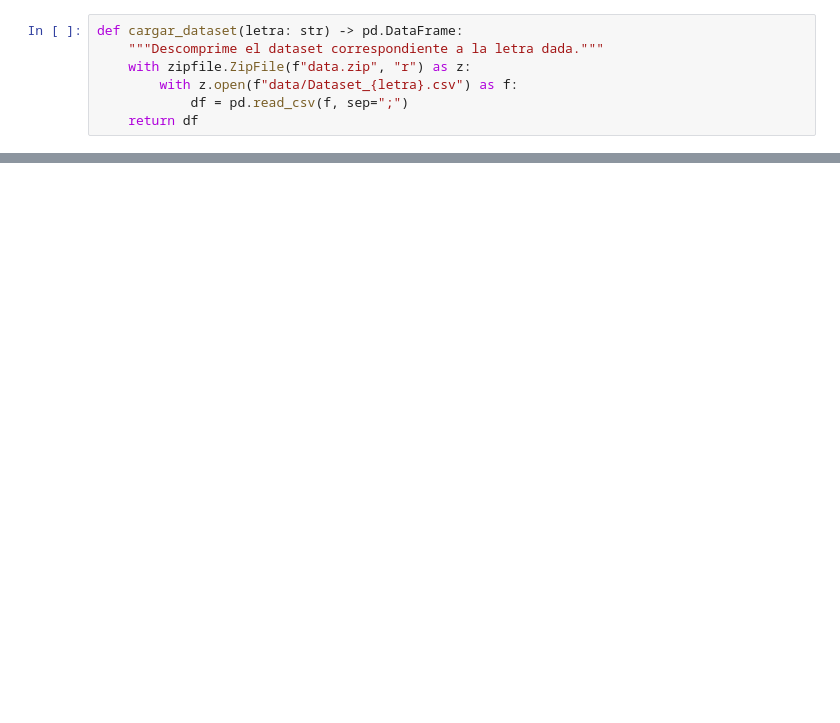
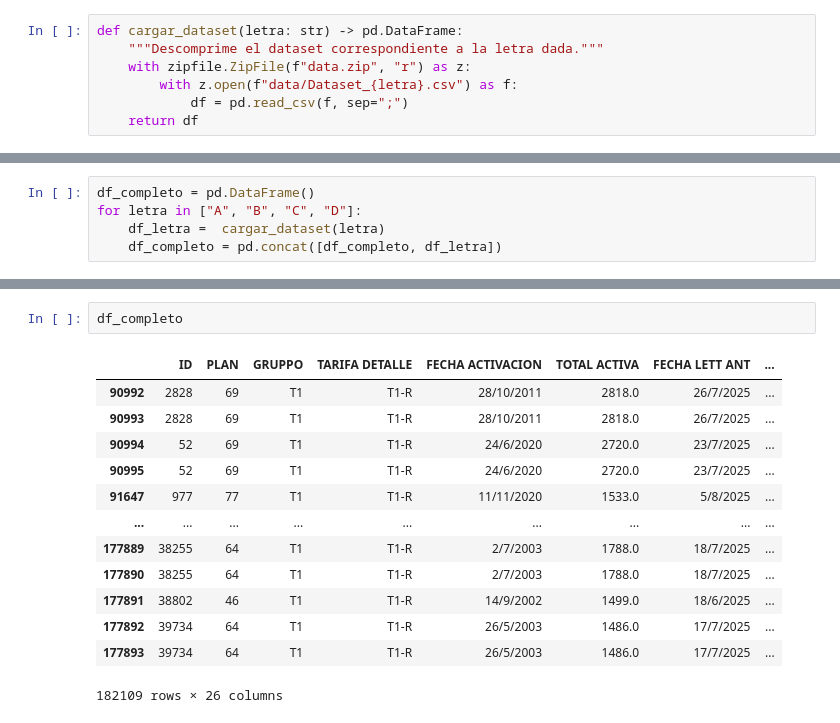
Before and after one commit to SantiagoEzequielDrelewicz/TP-LMC, a Jupyter notebook: main.ipynb, the cells around one changed output, grey strips where cells are left out. Cells and saved outputs as stored; diff of their text form; blank space fills up the shorter version.

```diff
--- a/main.ipynb
+++ b/main.ipynb
@@ -52,0 +40,5 @@ df_A
+# %%
+df_completo = pd.DataFrame()
+for letra in ["A", "B", "C", "D"]:
+    df_letra =  cargar_dataset(letra)
+    df_completo = pd.concat([df_completo, df_letra])
@@ -52,0 +183,16 @@ df_A
+# %%
+df_completo
+# %% [output]
+|  | ID | PLAN | GRUPPO | TARIFA DETALLE | FECHA ACTIVACION | TOTAL ACTIVA | FECHA LETT ANT | ... |
+| 90992 | 2828 | 69 | T1 | T1-R | 28/10/2011 | 2818.0 | 26/7/2025 | ... |
+| 90993 | 2828 | 69 | T1 | T1-R | 28/10/2011 | 2818.0 | 26/7/2025 | ... |
+| 90994 | 52 | 69 | T1 | T1-R | 24/6/2020 | 2720.0 | 23/7/2025 | ... |
+| 90995 | 52 | 69 | T1 | T1-R | 24/6/2020 | 2720.0 | 23/7/2025 | ... |
+| 91647 | 977 | 77 | T1 | T1-R | 11/11/2020 | 1533.0 | 5/8/2025 | ... |
+| ... | ... | ... | ... | ... | ... | ... | ... | ... |
+| 177889 | 38255 | 64 | T1 | T1-R | 2/7/2003 | 1788.0 | 18/7/2025 | ... |
+| 177890 | 38255 | 64 | T1 | T1-R | 2/7/2003 | 1788.0 | 18/7/2025 | ... |
+| 177891 | 38802 | 46 | T1 | T1-R | 14/9/2002 | 1499.0 | 18/6/2025 | ... |
+| 177892 | 39734 | 64 | T1 | T1-R | 26/5/2003 | 1486.0 | 17/7/2025 | ... |
+| 177893 | 39734 | 64 | T1 | T1-R | 26/5/2003 | 1486.0 | 17/7/2025 | ... |
+182109 rows × 26 columns
```
Also changed, not shown: parts of 30 cells of this notebook.
